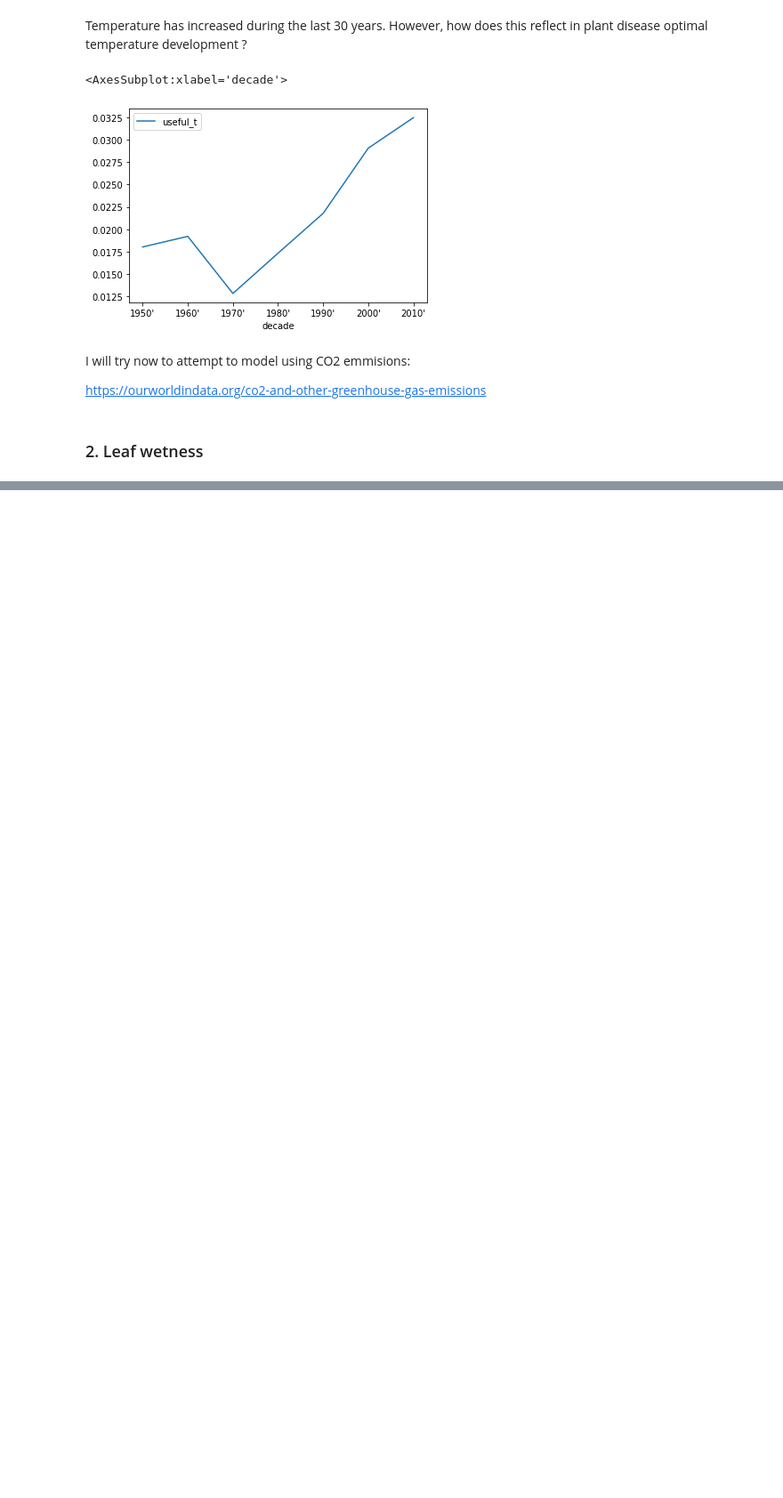
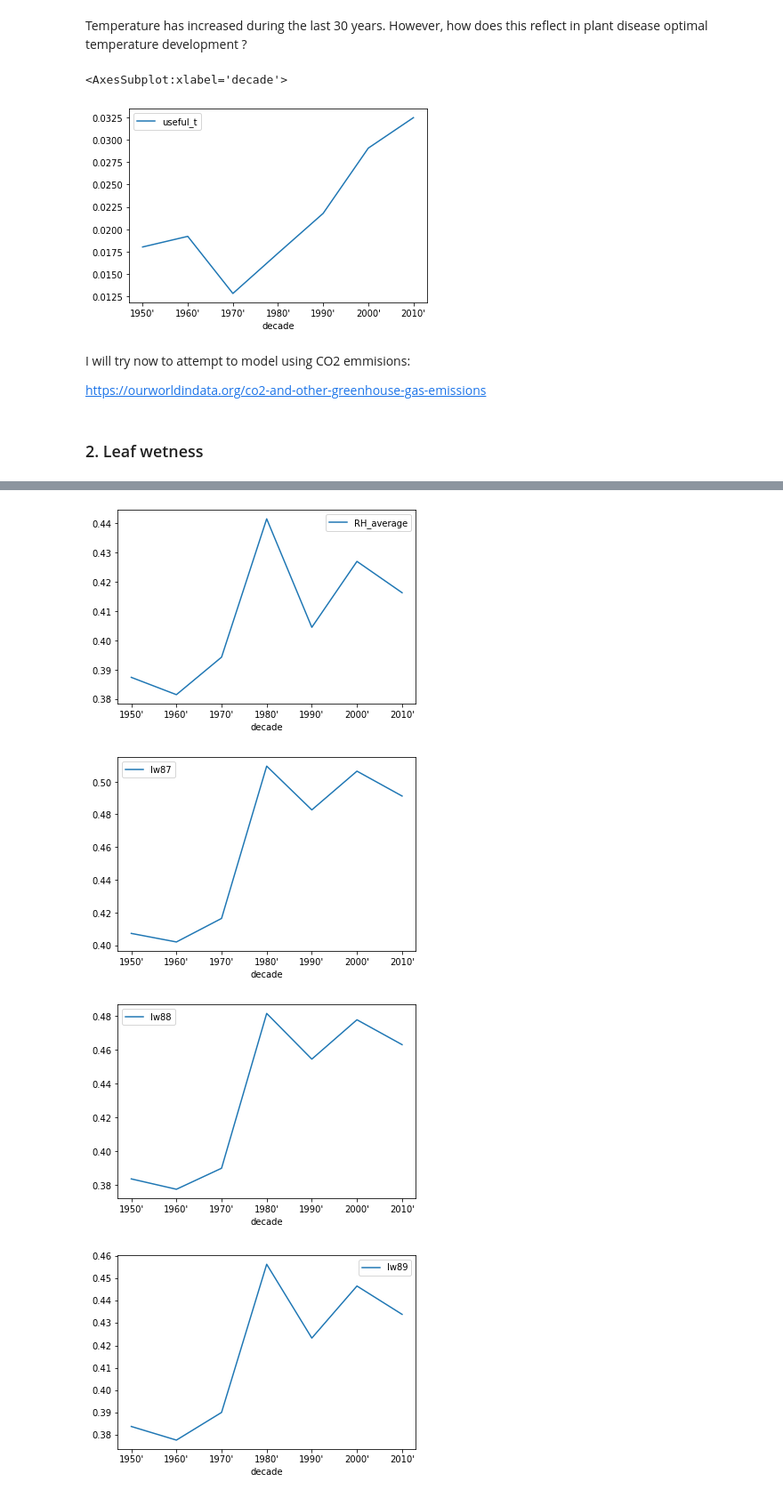
Before and after one commit to serbanradulescu/master_thesis, a Jupyter notebook: project.ipynb, the cells around one changed output, grey strips where cells are left out. Shown at 89% size. Saved outputs shown, nothing was run; the diff lists cells and outputs as text; code cells hidden in the pictures; blank space fills up the shorter version.

```diff
--- a/project.ipynb
+++ b/project.ipynb
@@ -163,0 +187,16 @@ new_df2.plot( y = 'lw1')
+# %%
+pd.options.mode.chained_assignment = None
+new_df3 = df3[df3["month"].isin([12,1,2,3,4])]
+col_list = []
+for i in range(87,93):
+    new_df3[f"lw{i}"]=new_df3["RF_STD"].apply(lambda x: 1 if float(x) >= i else 0)
+new_df3["RH_average"]= new_df3[[f"lw{i}" for i in range(87,93)]].mean(axis=1)
+new_df3= new_df3.groupby("decade").mean()
+new_df3.plot( y = "RH_average")
+for i in range(87,93):
+    new_df3.plot( y = f"lw{i}")
+# %% [output]
+[figure, added]
+[figure, added]
+[figure, added]
+[figure, added]
```
Also changed, not shown: parts of 9 cells of this notebook.
